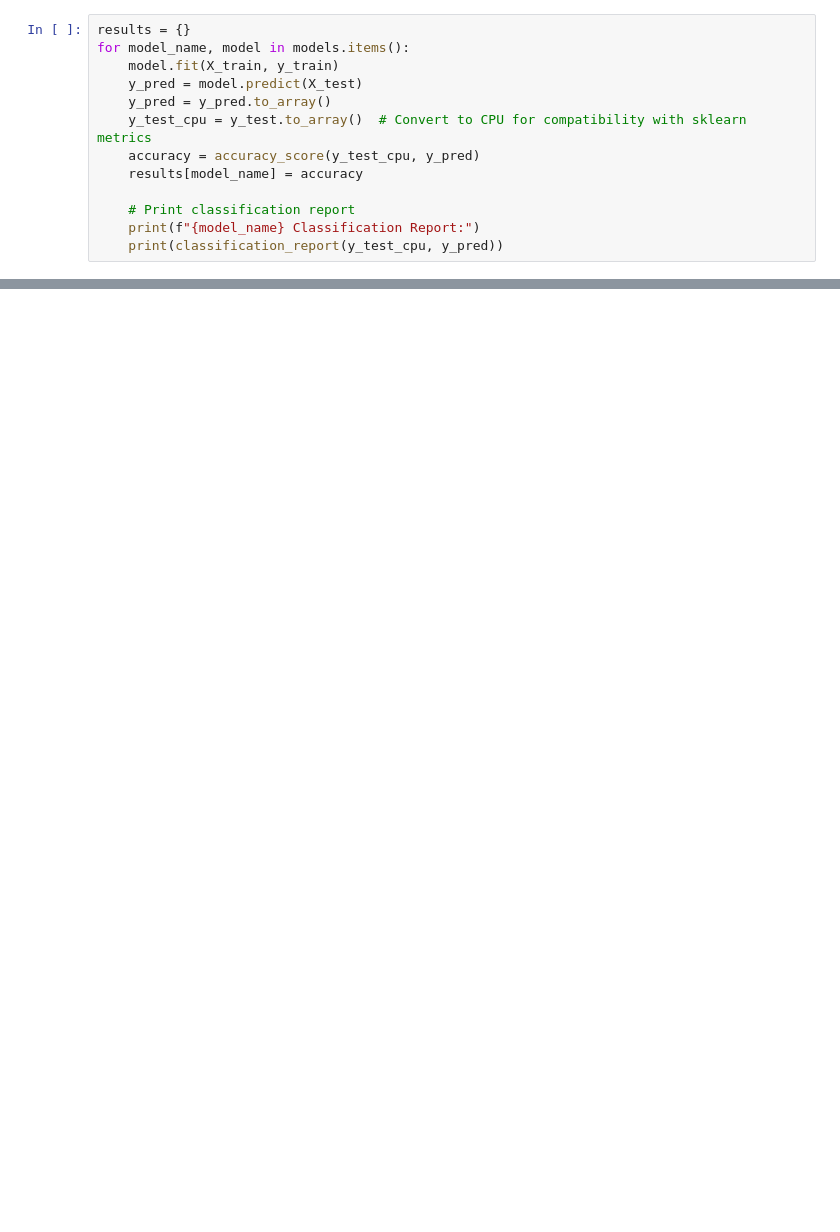
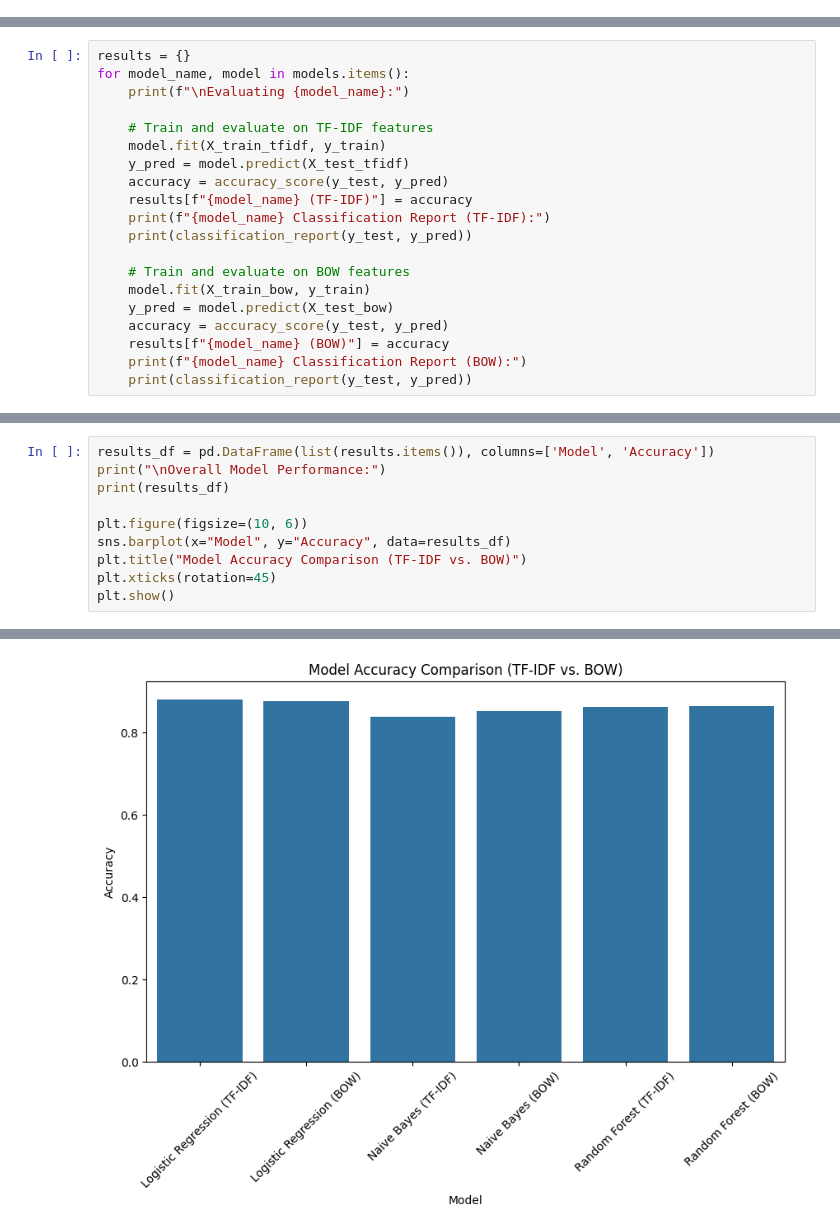
Before and after one commit to krishnasharma4415/Brand_Reputation_Management_System, a Jupyter notebook: sentiment_analysis/model_building/machine_learning/ML_Models.ipynb, the cells around one changed output, grey strips where cells are left out. Saved outputs shown, nothing was run; the diff lists cells and outputs as text; blank space fills up the shorter version.

```diff
--- a/sentiment_analysis/model_building/machine_learning/ML_Models.ipynb
+++ b/sentiment_analysis/model_building/machine_learning/ML_Models.ipynb
@@ -34,14 +44 @@ models = {
 }
-# %%
-results = {}
-for model_name, model in models.items():
-    model.fit(X_train, y_train)
-    y_pred = model.predict(X_test)
-    y_pred = y_pred.to_array()
-    y_test_cpu = y_test.to_array()  # Convert to CPU for compatibility with sklearn metrics
-    accuracy = accuracy_score(y_test_cpu, y_pred)
-    results[model_name] = accuracy
-
-    # Print classification report
-    print(f"{model_name} Classification Report:")
-    print(classification_report(y_test_cpu, y_pred))
@@ -50,0 +45,20 @@ print(results_df)
+# %%
+results = {}
+for model_name, model in models.items():
+    print(f"\nEvaluating {model_name}:")
+
+    # Train and evaluate on TF-IDF features
+    model.fit(X_train_tfidf, y_train)
+    y_pred = model.predict(X_test_tfidf)
+    accuracy = accuracy_score(y_test, y_pred)
+    results[f"{model_name} (TF-IDF)"] = accuracy
+    print(f"{model_name} Classification Report (TF-IDF):")
+    print(classification_report(y_test, y_pred))
+
+    # Train and evaluate on BOW features
+    model.fit(X_train_bow, y_train)
+    y_pred = model.predict(X_test_bow)
+    accuracy = accuracy_score(y_test, y_pred)
+    results[f"{model_name} (BOW)"] = accuracy
+    print(f"{model_name} Classification Report (BOW):")
+    print(classification_report(y_test, y_pred))
@@ -50,0 +101,11 @@ print(results_df)
+# %%
+results_df = pd.DataFrame(list(results.items()), columns=['Model', 'Accuracy'])
+print("\nOverall Model Performance:")
+print(results_df)
+
+plt.figure(figsize=(10, 6))
+sns.barplot(x="Model", y="Accuracy", data=results_df)
+plt.title("Model Accuracy Comparison (TF-IDF vs. BOW)")
+plt.xticks(rotation=45)
+plt.show()
+# %% [output]
@@ -50,0 +120 @@ print(results_df)
+[figure, added]
```
Also changed, not shown: parts of 7 cells of this notebook, 2 other files.
